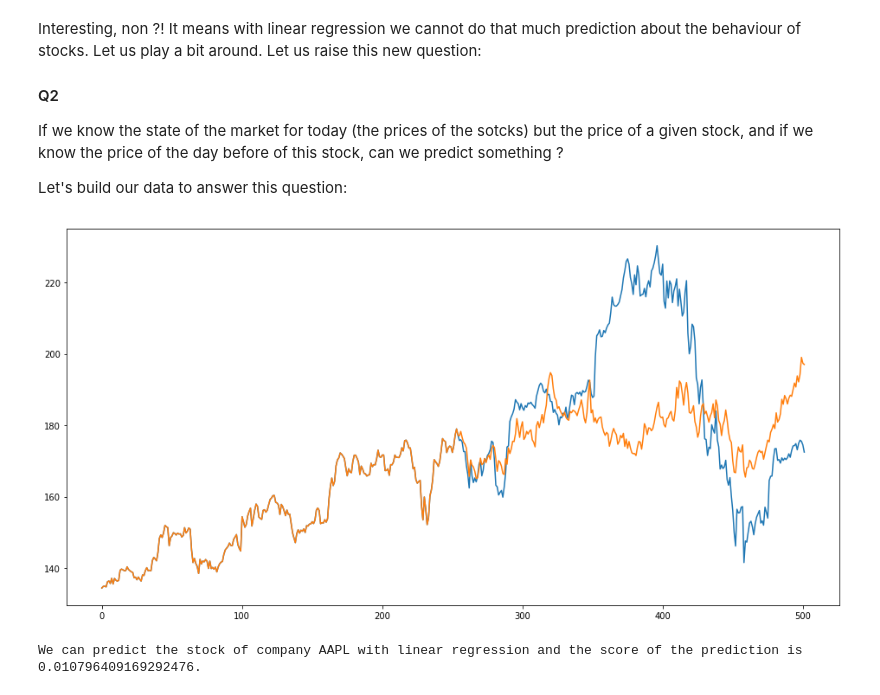
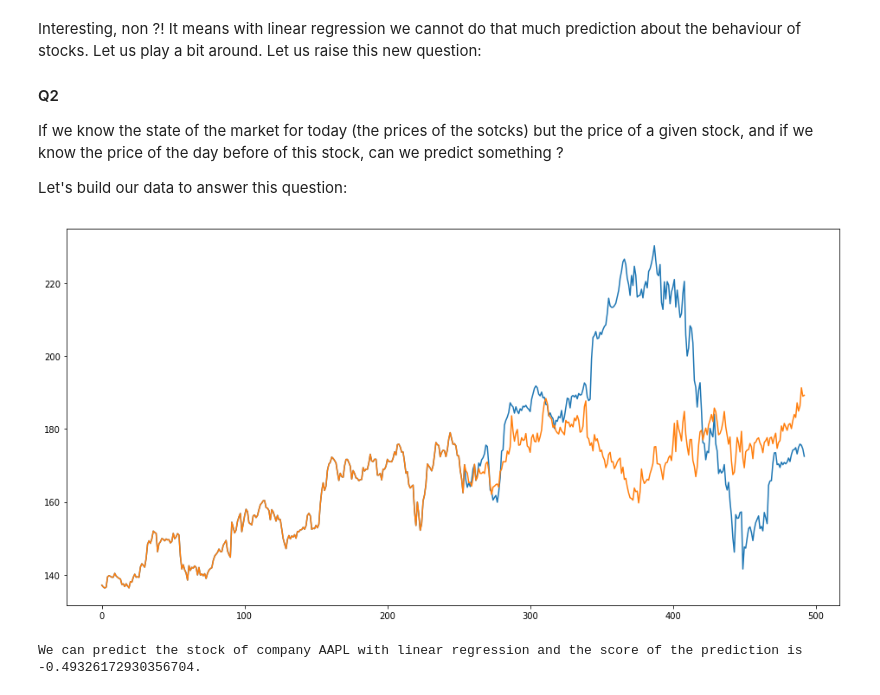
Before and after one commit to SaeedHK/stockML, a Jupyter notebook: JSONReadingOnline.ipynb, the cells around one changed output. Saved outputs shown, nothing was run; the diff lists cells and outputs as text; code cells hidden in the pictures.

Commit message:
linear regression with lagged data were added

```diff
--- a/JSONReadingOnline.ipynb
+++ b/JSONReadingOnline.ipynb
@@ -122,16 +122,18 @@ If we know the state of the market for today (the prices of the sotcks) but the
 
 Let's build our data to answer this question:
 # %%
-name = 'AAPL'
-y = np.array ( df.loc[:,[name]] )
-X = np.array ( df.loc[:,[company for company in NasDaq if company !=name]] )
-a , b = X.shape
-X_new = np.zeros ([a-1 , b+1])
-for i in range ( 1,  len (X) ):
-    X_new[i-1] = np.append(X[i] , y[i-1])
-y_new = y[1:]
-
-myLR (X_new , y_new, name)
+def myLaggedLR (X , y , name , k=1 , samplenumber=255 ):
+    a , b = X.shape
+    X_new = np.zeros ([a-k , b+k])
+    for i in range ( k,  len (X) ):
+        X_new[i-k] = np.append(X[i] , y[i-k:i])
+    y_new = y[k:]
+    myLR (X_new , y_new, name , samplenumber)
-# %% [output]
-[figure, removed]
-We can predict the stock of company AAPL with linear regression and the score of the prediction is 0.010796409169292476.
+# %%
+name = 'AAPL'
+y = np.array ( df.loc[:,[name]] )
+X = np.array ( df.loc[:,[company for company in NasDaq if company !=name]] )
+myLaggedLR (X , y , name , k=10)
+# %% [output]
+[figure, added]
+We can predict the stock of company AAPL with linear regression and the score of the prediction is -0.49326172930356704.
```
